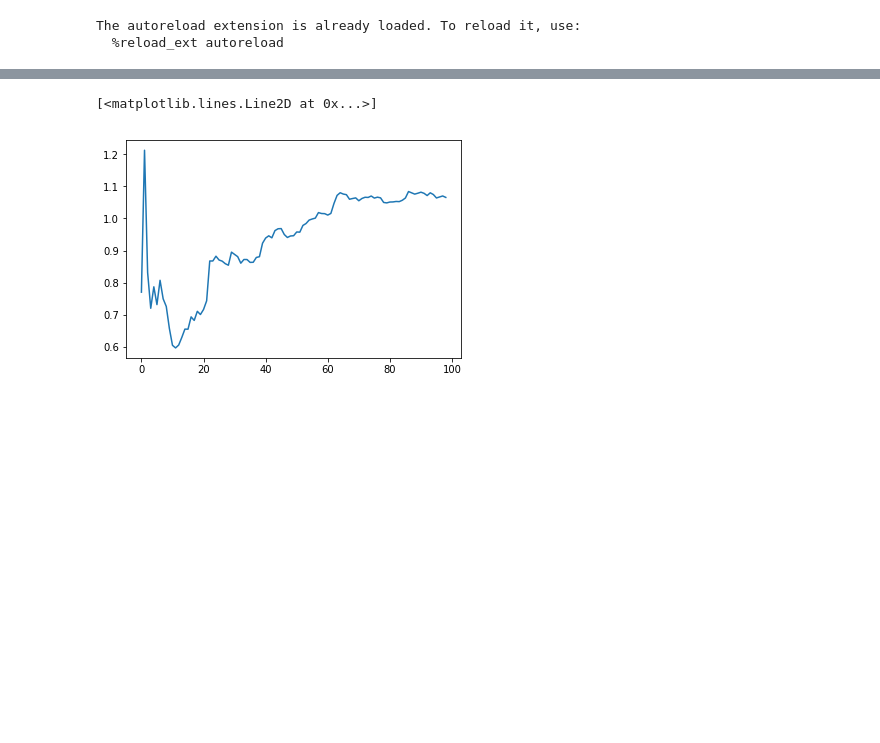
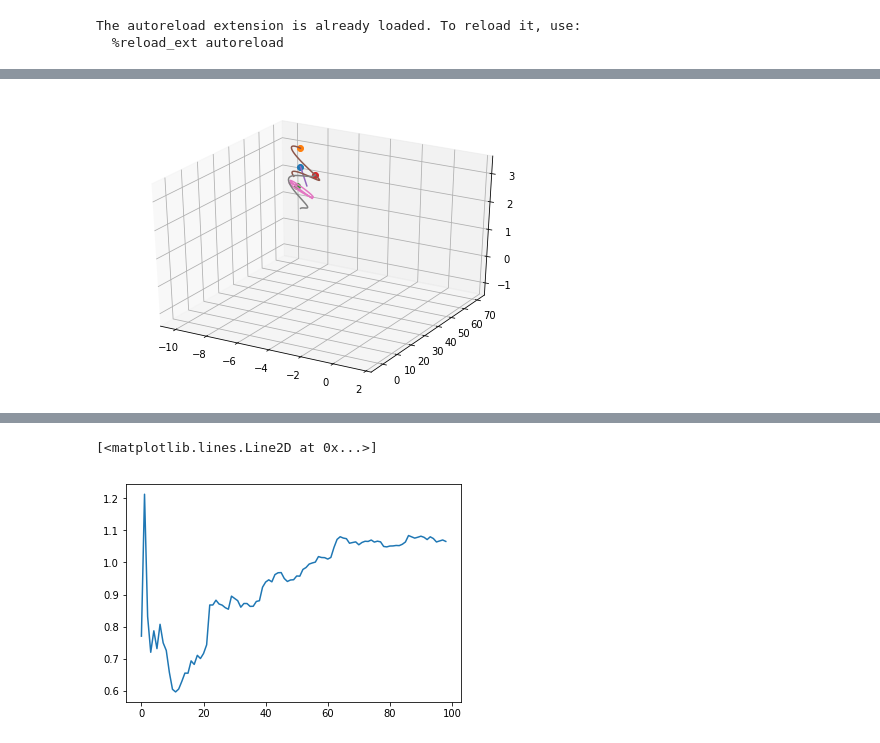
Before and after one commit to mfinzi/constrained-hamiltonian-neural-networks, a Jupyter notebook: pendulum.ipynb, the cells around one changed output, grey strips where cells are left out. Drawn from its saved outputs; the diff is of its cells as text; code cells hidden in the pictures; blank space fills up the shorter version.

Commit message:
euler <-> frame complete and working, rigid rotor implemented

```diff
--- a/pendulum.ipynb
+++ b/pendulum.ipynb
@@ -18,0 +20,6 @@ from biases.magnetPendulum import MagnetPendulum
+# %%
+P = Rotor()
+z0 = P.sample_initial_conditions(1)
+zt = P.integrate(z0,torch.linspace(0,30,400))
+HTML(P.animate(zt.data))
+# %% [output]
@@ -18,0 +27 @@ from biases.magnetPendulum import MagnetPendulum
+[figure, added]
```
Also changed, not shown: parts of 33 cells of this notebook, 4 other files.
